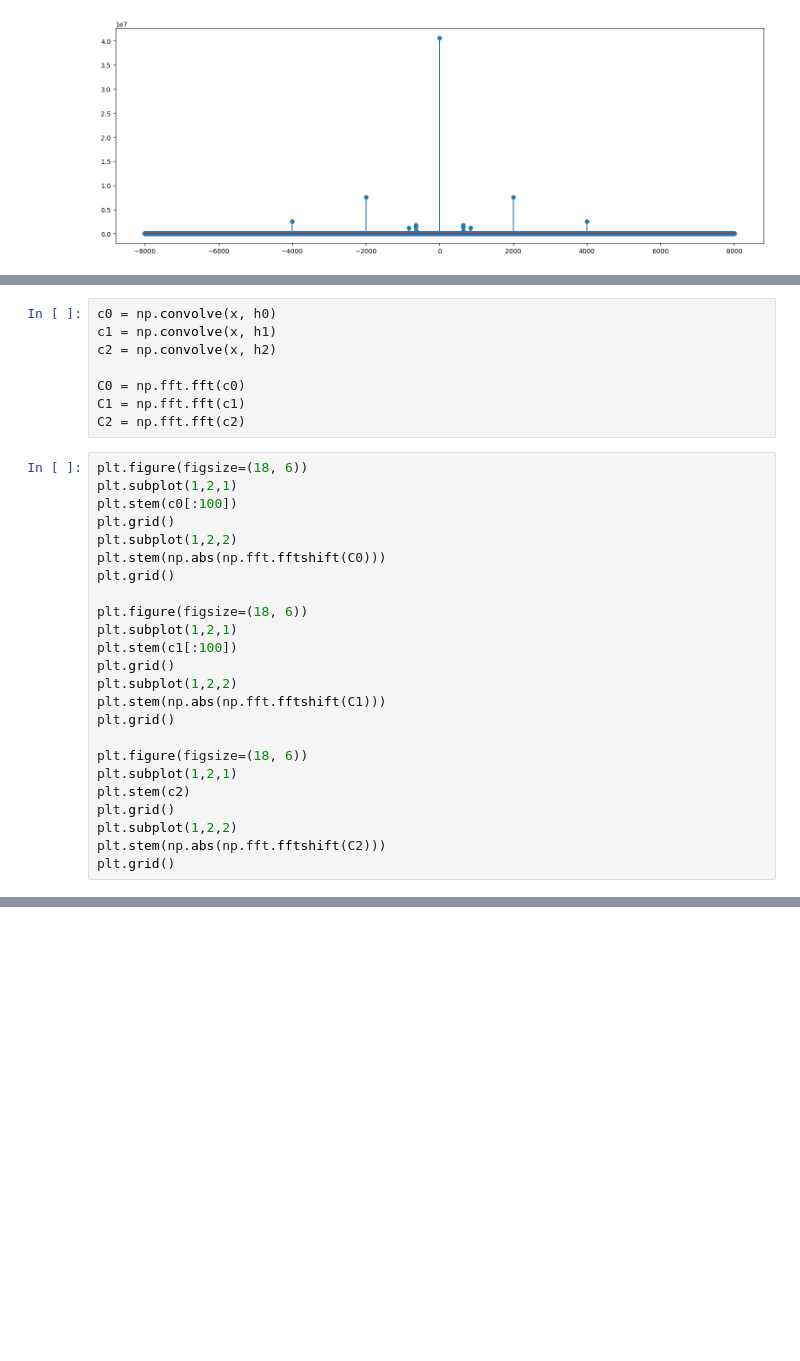
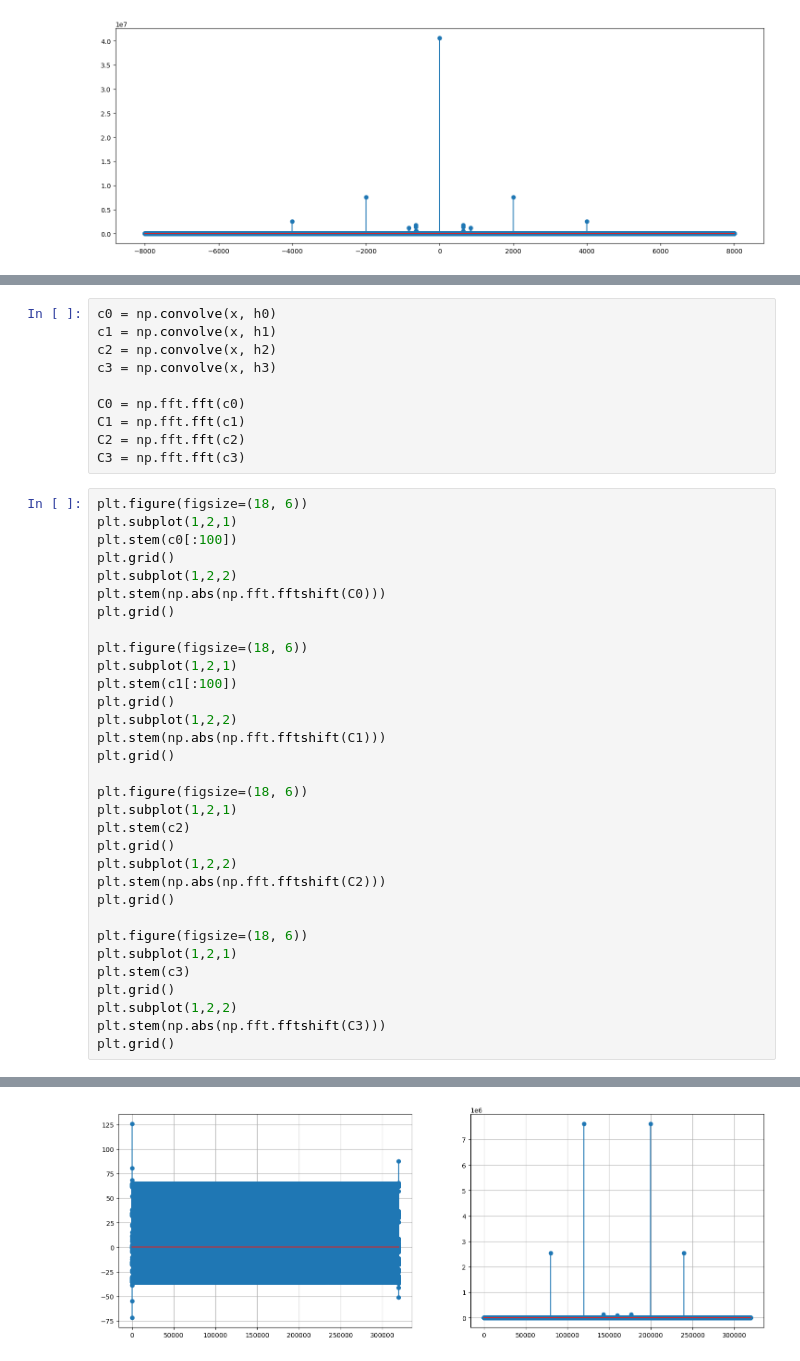
Before and after one commit to matheusloop/Processamento_Digital_de_Sinais, a Jupyter notebook: Filtros/Teste.ipynb, the cells around one changed output, grey strips where cells are left out. Cells and saved outputs as stored; diff of their text form; blank space fills up the shorter version.

```diff
--- a/Filtros/Teste.ipynb
+++ b/Filtros/Teste.ipynb
@@ -57,38 +69,49 @@ plt.grid()
 c0 = np.convolve(x, h0)
 c1 = np.convolve(x, h1)
 c2 = np.convolve(x, h2)
+c3 = np.convolve(x, h3)
 
 C0 = np.fft.fft(c0)
 C1 = np.fft.fft(c1)
 C2 = np.fft.fft(c2)
+C3 = np.fft.fft(c3)
 # %%
 plt.figure(figsize=(18, 6))
 plt.subplot(1,2,1)
 plt.stem(c0[:100])
 plt.grid()
 plt.subplot(1,2,2)
 plt.stem(np.abs(np.fft.fftshift(C0)))
 plt.grid()
 
 plt.figure(figsize=(18, 6))
 plt.subplot(1,2,1)
 plt.stem(c1[:100])
 plt.grid()
 plt.subplot(1,2,2)
 plt.stem(np.abs(np.fft.fftshift(C1)))
 plt.grid()
 
 plt.figure(figsize=(18, 6))
 plt.subplot(1,2,1)
 plt.stem(c2)
 plt.grid()
 plt.subplot(1,2,2)
 plt.stem(np.abs(np.fft.fftshift(C2)))
 plt.grid()
+
+plt.figure(figsize=(18, 6))
+plt.subplot(1,2,1)
+plt.stem(c3)
+plt.grid()
+plt.subplot(1,2,2)
+plt.stem(np.abs(np.fft.fftshift(C3)))
+plt.grid()
 # %% [output]
 [figure]
 [figure]
 [figure]
+[figure, added]
 # %%
 c0_norm = c0/np.max(np.abs(c0))
 c0_int16 = np.int16(c0_norm * 32767)  # converte para 16 bits
```
Also changed, not shown: parts of 4 cells of this notebook, 4 other files.
